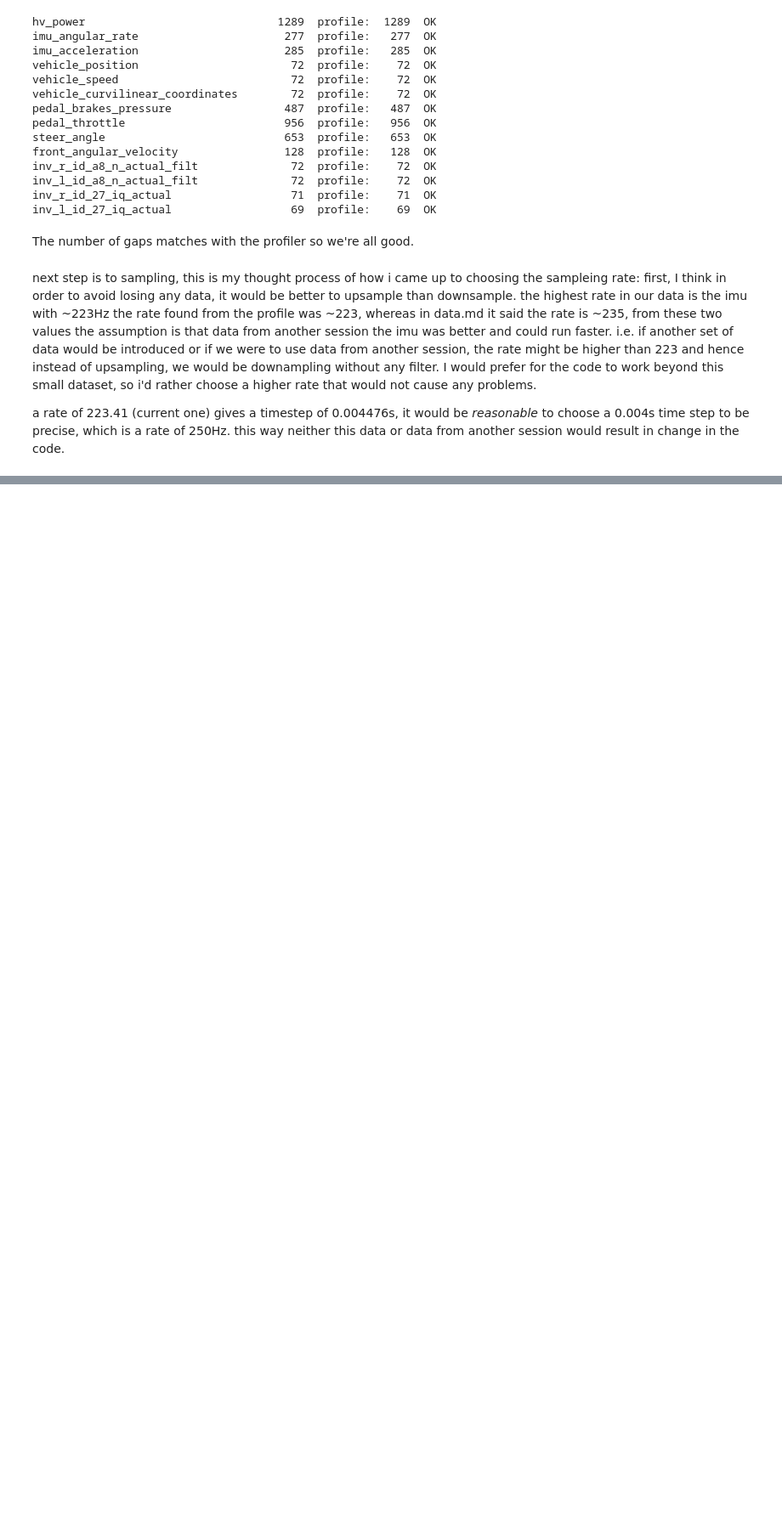
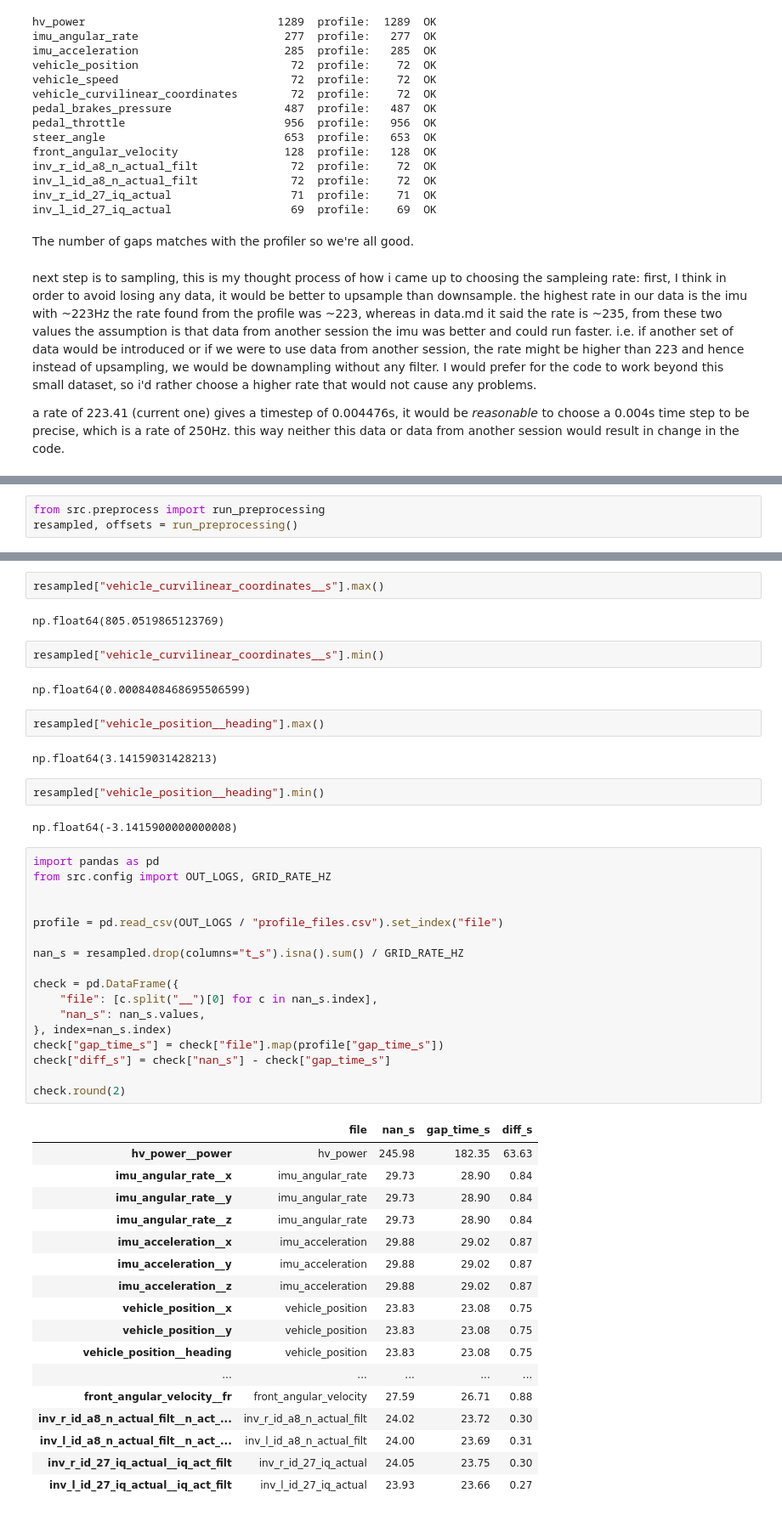
Before and after one commit to manelbenabid/recruiting-sw-telemetry, a Jupyter notebook: notebooks/06_preprocess.ipynb, the cells around one changed output, grey strips where cells are left out. Shown at 85% size. Cells and saved outputs as stored; diff of their text form; blank space fills up the shorter version.

Commit message:
inspected the resampled data vs the raw data and added filtering steps

```diff
--- a/notebooks/06_preprocess.ipynb
+++ b/notebooks/06_preprocess.ipynb
@@ -147,0 +150,3 @@ a rate of 223.41 (current one) gives a timestep of 0.004476s, it would be *reaso
+# %%
+from src.preprocess import run_preprocessing
+resampled, offsets = run_preprocessing()
@@ -147,0 +173,51 @@ a rate of 223.41 (current one) gives a timestep of 0.004476s, it would be *reaso
+# %%
+resampled["vehicle_curvilinear_coordinates__s"].max()
+# %% [output]
+np.float64(805.0519865123769)
+# %%
+resampled["vehicle_curvilinear_coordinates__s"].min()
+# %% [output]
+np.float64(0.0008408468695506599)
+# %%
+resampled["vehicle_position__heading"].max()
+# %% [output]
+np.float64(3.14159031428213)
+# %%
+resampled["vehicle_position__heading"].min()
+# %% [output]
+np.float64(-3.1415900000000008)
+# %%
+import pandas as pd
+from src.config import OUT_LOGS, GRID_RATE_HZ
+
+
+profile = pd.read_csv(OUT_LOGS / "profile_files.csv").set_index("file")
+
+nan_s = resampled.drop(columns="t_s").isna().sum() / GRID_RATE_HZ
+
+check = pd.DataFrame({
+    "file": [c.split("__")[0] for c in nan_s.index],
+    "nan_s": nan_s.values,
+}, index=nan_s.index)
+check["gap_time_s"] = check["file"].map(profile["gap_time_s"])
+check["diff_s"] = check["nan_s"] - check["gap_time_s"]
+
+check.round(2)
+# %% [output]
+|  | file | nan_s | gap_time_s | diff_s |
+| hv_power__power | hv_power | 245.98 | 182.35 | 63.63 |
+| imu_angular_rate__x | imu_angular_rate | 29.73 | 28.90 | 0.84 |
+| imu_angular_rate__y | imu_angular_rate | 29.73 | 28.90 | 0.84 |
+| imu_angular_rate__z | imu_angular_rate | 29.73 | 28.90 | 0.84 |
+| imu_acceleration__x | imu_acceleration | 29.88 | 29.02 | 0.87 |
+| imu_acceleration__y | imu_acceleration | 29.88 | 29.02 | 0.87 |
+| imu_acceleration__z | imu_acceleration | 29.88 | 29.02 | 0.87 |
+| vehicle_position__x | vehicle_position | 23.83 | 23.08 | 0.75 |
+| vehicle_position__y | vehicle_position | 23.83 | 23.08 | 0.75 |
+| vehicle_position__heading | vehicle_position | 23.83 | 23.08 | 0.75 |
+| ... | ... | ... | ... | ... |
+| front_angular_velocity__fr | front_angular_velocity | 27.59 | 26.71 | 0.88 |
+| inv_r_id_a8_n_actual_filt__n_act_... | inv_r_id_a8_n_actual_filt | 24.02 | 23.72 | 0.30 |
+| inv_l_id_a8_n_actual_filt__n_act_... | inv_l_id_a8_n_actual_filt | 24.00 | 23.69 | 0.31 |
+| inv_r_id_27_iq_actual__iq_act_filt | inv_r_id_27_iq_actual | 24.05 | 23.75 | 0.30 |
+| inv_l_id_27_iq_actual__iq_act_filt | inv_l_id_27_iq_actual | 23.93 | 23.66 | 0.27 |
```
Also changed, not shown: parts of 5 cells of this notebook.
